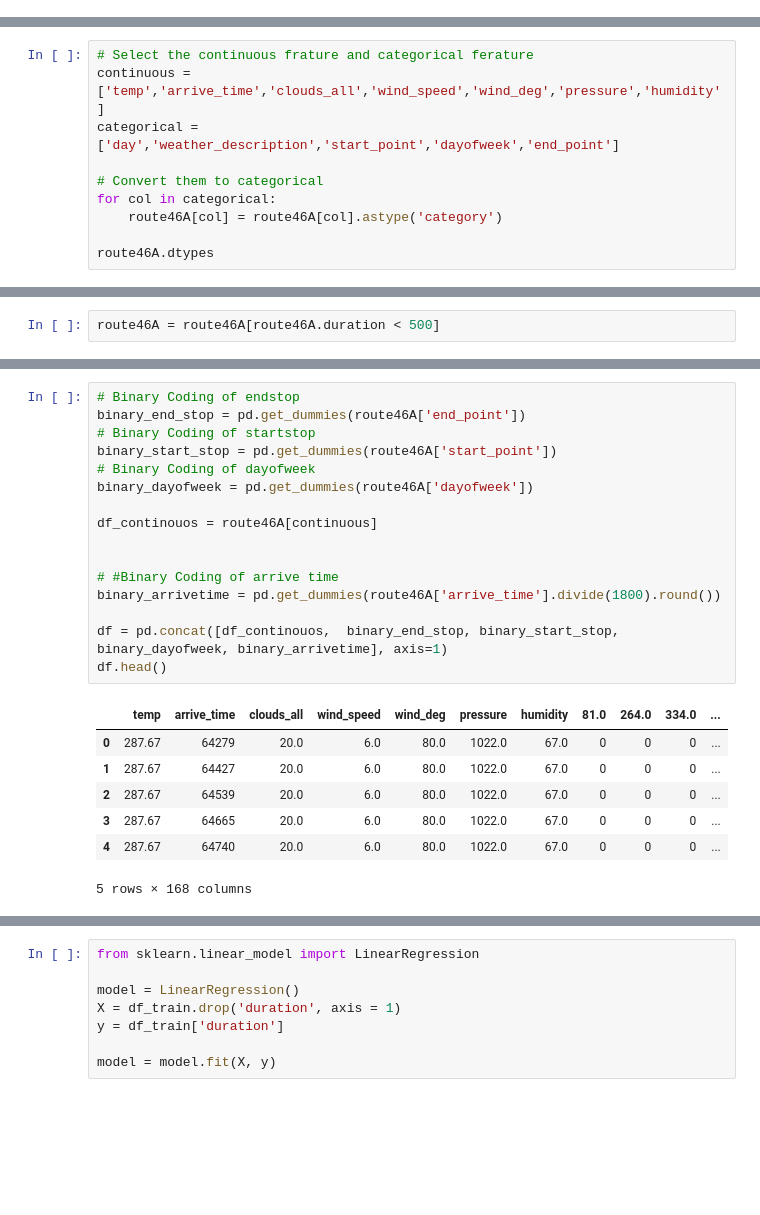
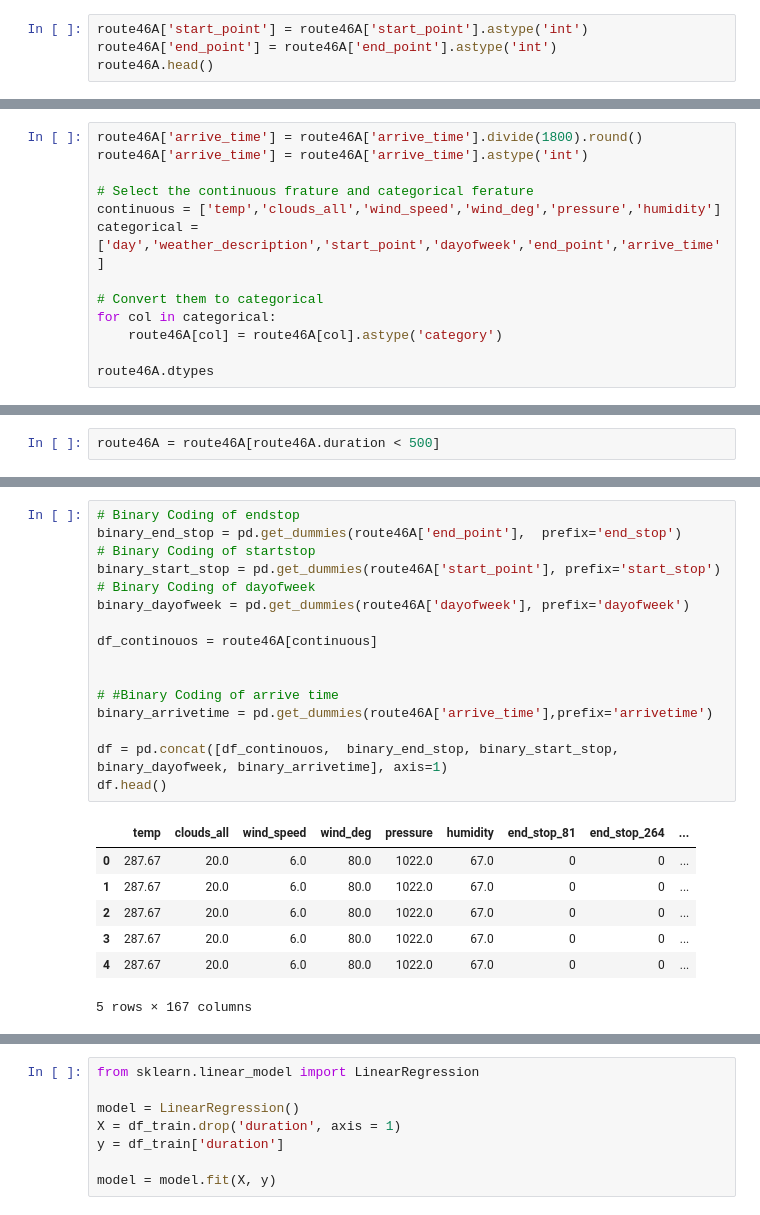
Before and after one commit to Ematrix163/Dublin_Bus_Project, a Jupyter notebook: data_analytics/data_train/Train - Use This.ipynb, the cells around one changed output, grey strips where cells are left out. Saved outputs shown, nothing was run; the diff lists cells and outputs as text; blank space fills up the shorter version.

```diff
--- a/data_analytics/data_train/Train - Use This.ipynb
+++ b/data_analytics/data_train/Train - Use This.ipynb
@@ -52,3 +61,7 @@ weather_description     object
 wind_deg               float64
 wind_speed             float64
 dtype: object
+# %%
+route46A['start_point'] = route46A['start_point'].astype('int')
+route46A['end_point'] = route46A['end_point'].astype('int')
+route46A.head()
@@ -57,9 +77,12 @@ Here we think the categorical features are `day`,`weather_description`,`start_po
 
 The other features, including `temp`,`arrive_time`,`clouds_all`,`wind_speed`,`wind_deg`,`pressure`,`humidity`, all of them are numerical and continuous. So we think they belong to continuous feature
 # %%
+route46A['arrive_time'] = route46A['arrive_time'].divide(1800).round()
+route46A['arrive_time'] = route46A['arrive_time'].astype('int')
+
 # Select the continuous frature and categorical ferature
-continuous = ['temp','arrive_time','clouds_all','wind_speed','wind_deg','pressure','humidity']
-categorical = ['day','weather_description','start_point','dayofweek','end_point']
+continuous = ['temp','clouds_all','wind_speed','wind_deg','pressure','humidity']
+categorical = ['day','weather_description','start_point','dayofweek','end_point','arrive_time']
 
 # Convert them to categorical
 for col in categorical:
@@ -212,27 +242,27 @@ plt.xticks(rotation = 45)
 # %%
 # Binary Coding of endstop
-binary_end_stop = pd.get_dummies(route46A['end_point'])
+binary_end_stop = pd.get_dummies(route46A['end_point'],  prefix='end_stop')
 # Binary Coding of startstop
-binary_start_stop = pd.get_dummies(route46A['start_point'])
+binary_start_stop = pd.get_dummies(route46A['start_point'], prefix='start_stop')
 # Binary Coding of dayofweek
-binary_dayofweek = pd.get_dummies(route46A['dayofweek'])
+binary_dayofweek = pd.get_dummies(route46A['dayofweek'], prefix='dayofweek')
 
 df_continouos = route46A[continuous]
 
 
 # #Binary Coding of arrive time
-binary_arrivetime = pd.get_dummies(route46A['arrive_time'].divide(1800).round())
+binary_arrivetime = pd.get_dummies(route46A['arrive_time'],prefix='arrivetime')
 
 df = pd.concat([df_continouos,  binary_end_stop, binary_start_stop, binary_dayofweek, binary_arrivetime], axis=1)
 df.head()
 # %% [output]
-|  | temp | arrive_time | clouds_all | wind_speed | wind_deg | pressure | humidity | 81.0 | 264.0 | 334.0 | ... |
-| 0 | 287.67 | 64279 | 20.0 | 6.0 | 80.0 | 1022.0 | 67.0 | 0 | 0 | 0 | ... |
-| 1 | 287.67 | 64427 | 20.0 | 6.0 | 80.0 | 1022.0 | 67.0 | 0 | 0 | 0 | ... |
-| 2 | 287.67 | 64539 | 20.0 | 6.0 | 80.0 | 1022.0 | 67.0 | 0 | 0 | 0 | ... |
-| 3 | 287.67 | 64665 | 20.0 | 6.0 | 80.0 | 1022.0 | 67.0 | 0 | 0 | 0 | ... |
-| 4 | 287.67 | 64740 | 20.0 | 6.0 | 80.0 | 1022.0 | 67.0 | 0 | 0 | 0 | ... |
+|  | temp | clouds_all | wind_speed | wind_deg | pressure | humidity | end_stop_81 | end_stop_264 | ... |
+| 0 | 287.67 | 20.0 | 6.0 | 80.0 | 1022.0 | 67.0 | 0 | 0 | ... |
+| 1 | 287.67 | 20.0 | 6.0 | 80.0 | 1022.0 | 67.0 | 0 | 0 | ... |
+| 2 | 287.67 | 20.0 | 6.0 | 80.0 | 1022.0 | 67.0 | 0 | 0 | ... |
+| 3 | 287.67 | 20.0 | 6.0 | 80.0 | 1022.0 | 67.0 | 0 | 0 | ... |
+| 4 | 287.67 | 20.0 | 6.0 | 80.0 | 1022.0 | 67.0 | 0 | 0 | ... |
-5 rows × 168 columns
+5 rows × 167 columns
 # %%
 total_rows = df.shape[0]
 train_rows = int(total_rows * 0.7)
```
Also changed, not shown: parts of 21 cells of this notebook, 18 other files.
